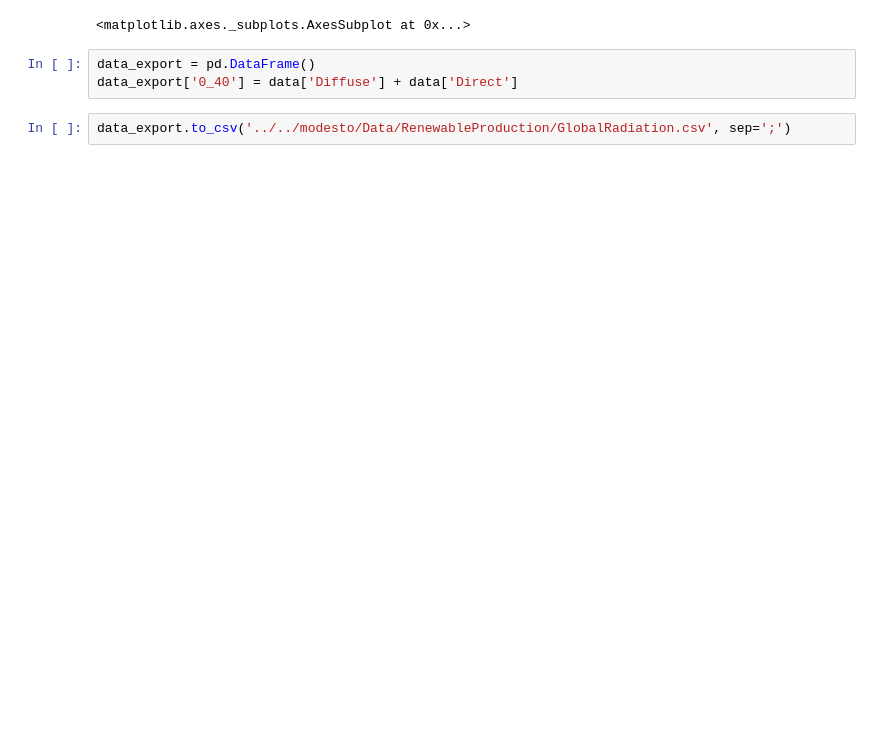
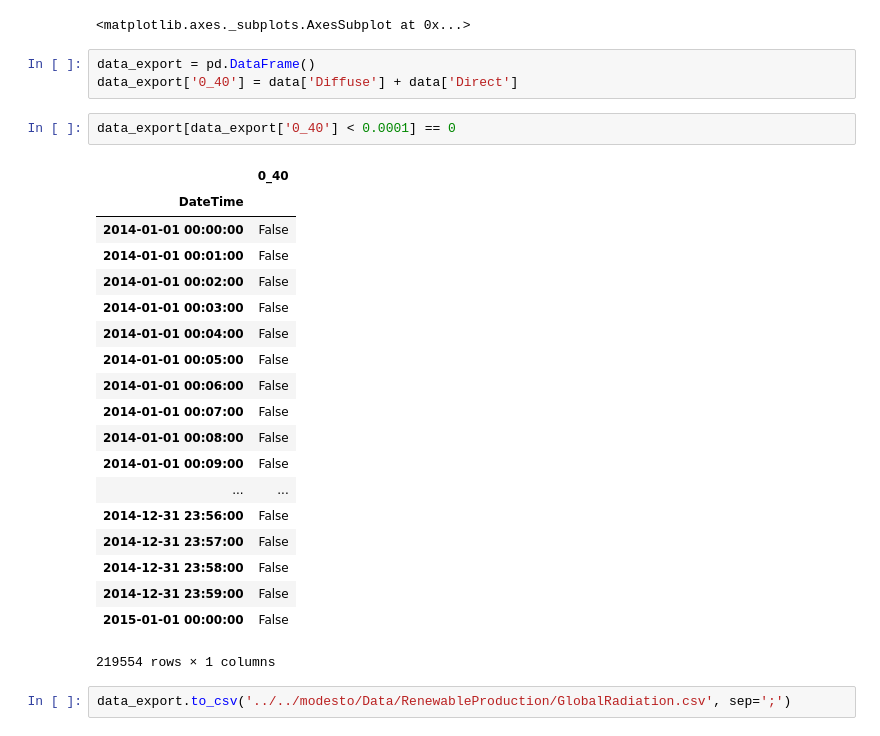
Before and after one commit to energyville/modesto, a Jupyter notebook: misc/PythonNotebooks/ConvertSolarIrradiance.ipynb, the cells around one changed output. Drawn from its saved outputs; the diff is of its cells as text; blank space fills up the shorter version.

```diff
--- a/misc/PythonNotebooks/ConvertSolarIrradiance.ipynb
+++ b/misc/PythonNotebooks/ConvertSolarIrradiance.ipynb
@@ -40,5 +40,27 @@ data.plot()
 # %%
 data_export = pd.DataFrame()
 data_export['0_40'] = data['Diffuse'] + data['Direct']
+# %%
+data_export[data_export['0_40'] < 0.0001] == 0
+# %% [output]
+|  | 0_40 |
+| DateTime |  |
+| 2014-01-01 00:00:00 | False |
+| 2014-01-01 00:01:00 | False |
+| 2014-01-01 00:02:00 | False |
+| 2014-01-01 00:03:00 | False |
+| 2014-01-01 00:04:00 | False |
+| 2014-01-01 00:05:00 | False |
+| 2014-01-01 00:06:00 | False |
+| 2014-01-01 00:07:00 | False |
+| 2014-01-01 00:08:00 | False |
+| 2014-01-01 00:09:00 | False |
+| ... | ... |
+| 2014-12-31 23:56:00 | False |
+| 2014-12-31 23:57:00 | False |
+| 2014-12-31 23:58:00 | False |
+| 2014-12-31 23:59:00 | False |
+| 2015-01-01 00:00:00 | False |
+219554 rows × 1 columns
 # %%
 data_export.to_csv('../../modesto/Data/RenewableProduction/GlobalRadiation.csv', sep=';')
```
Also changed, not shown: 1 other file.
